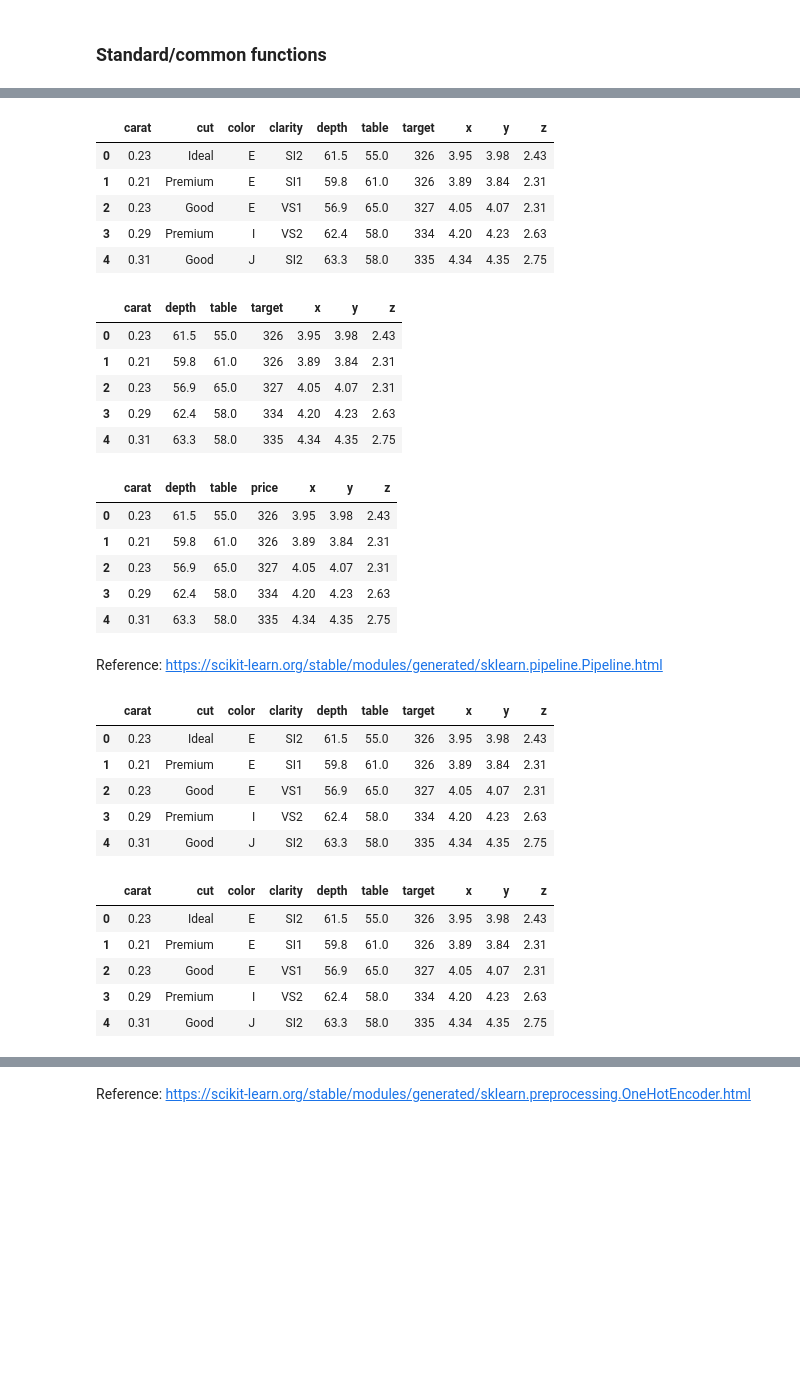
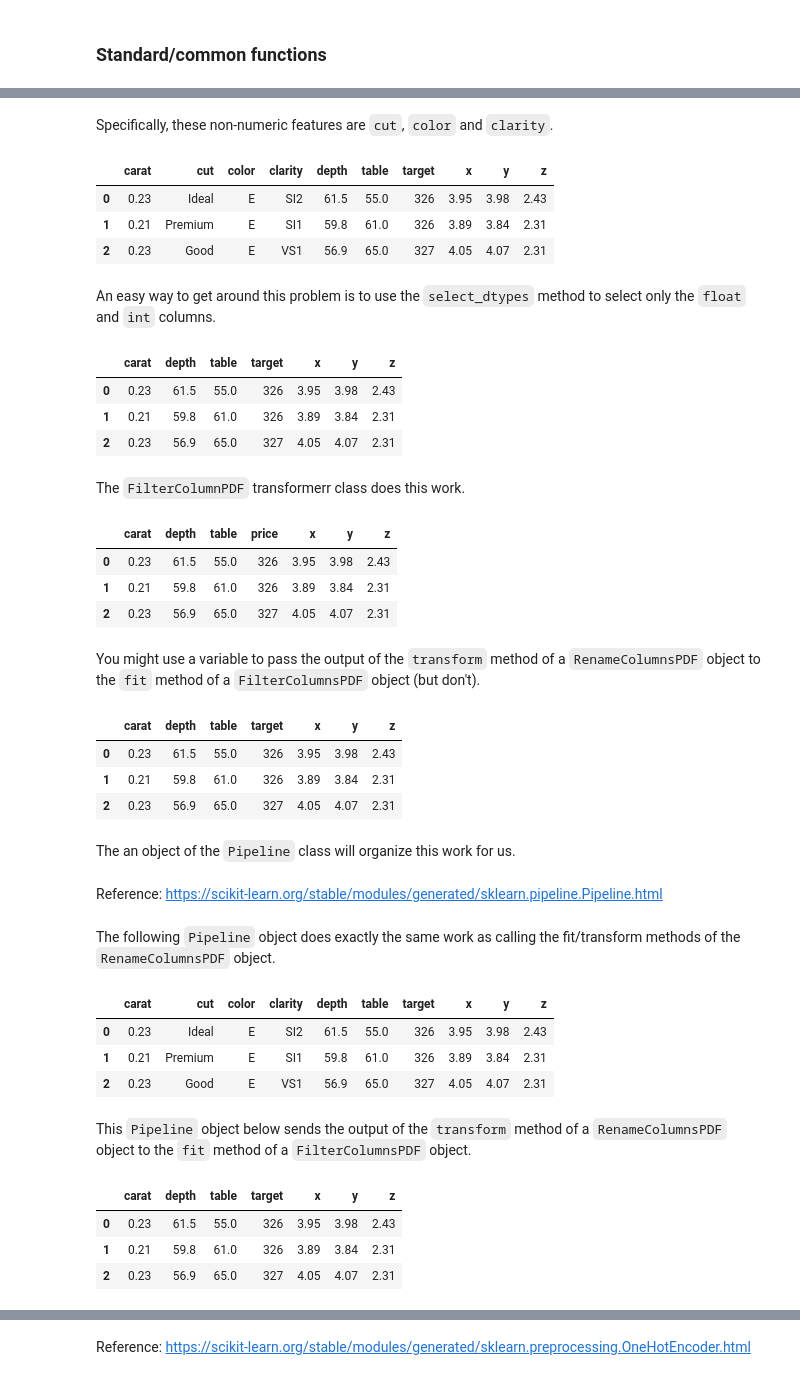
Before and after one commit to data-space/datalab-notebooks, a Jupyter notebook: Python/4. Workflows/1.1 Introduction - diamonds dataset.ipynb, the cells around one changed output, grey strips where cells are left out. Saved outputs shown, nothing was run; the diff lists cells and outputs as text; code cells hidden in the pictures; blank space fills up the shorter version.

```diff
--- a/Python/4. Workflows/1.1 Introduction - diamonds dataset.ipynb
+++ b/Python/4. Workflows/1.1 Introduction - diamonds dataset.ipynb
@@ -216,27 +222,31 @@ Error: ValueError("could not convert string to float: 'Premium'",)
+# %% [markdown]
+Specifically, these non-numeric features are `cut`, `color` and `clarity`.
 # %%
-get_feature_target_pdf(get_initial_pdf(),
-                       RenameColumnsPDF({'price':'target'})
-                      ).head()
+(RenameColumnsPDF(rename_dict={'price':'target'})
+ .fit(get_initial_pdf())
+ .transform(get_initial_pdf())
+ .head(3)
+)
 # %% [output]
 |  | carat | cut | color | clarity | depth | table | target | x | y | z |
 | 0 | 0.23 | Ideal | E | SI2 | 61.5 | 55.0 | 326 | 3.95 | 3.98 | 2.43 |
 | 1 | 0.21 | Premium | E | SI1 | 59.8 | 61.0 | 326 | 3.89 | 3.84 | 2.31 |
 | 2 | 0.23 | Good | E | VS1 | 56.9 | 65.0 | 327 | 4.05 | 4.07 | 2.31 |
-| 3 | 0.29 | Premium | I | VS2 | 62.4 | 58.0 | 334 | 4.20 | 4.23 | 2.63 |
-| 4 | 0.31 | Good | J | SI2 | 63.3 | 58.0 | 335 | 4.34 | 4.35 | 2.75 |
+# %% [markdown]
+An easy way to get around this problem is to use the `select_dtypes` method to select only the `float` and `int` columns.
 # %%
-(get_feature_target_pdf(get_initial_pdf(),
-                       RenameColumnsPDF({'price':'target'})
-                      )
+(RenameColumnsPDF(rename_dict={'price':'target'})
+ .fit(get_initial_pdf())
+ .transform(get_initial_pdf())
  .select_dtypes(include=['float','int'])
- .head()
+ .head(3)
 )
 # %% [output]
 |  | carat | depth | table | target | x | y | z |
 | 0 | 0.23 | 61.5 | 55.0 | 326 | 3.95 | 3.98 | 2.43 |
 | 1 | 0.21 | 59.8 | 61.0 | 326 | 3.89 | 3.84 | 2.31 |
 | 2 | 0.23 | 56.9 | 65.0 | 327 | 4.05 | 4.07 | 2.31 |
-| 3 | 0.29 | 62.4 | 58.0 | 334 | 4.20 | 4.23 | 2.63 |
-| 4 | 0.31 | 63.3 | 58.0 | 335 | 4.34 | 4.35 | 2.75 |
+# %% [markdown]
+The `FilterColumnPDF` transformerr class does this work.
 # %%
 from sklearn.base import BaseEstimator, TransformerMixin
@@ -254,47 +264,66 @@ class FilterColumnsPDF(BaseEstimator, TransformerMixin):
 (FilterColumnsPDF(include_dtype_list=['float','int'])
  .fit(get_initial_pdf())
  .transform(get_initial_pdf())
- .head()
+ .head(3)
 )
 # %% [output]
 |  | carat | depth | table | price | x | y | z |
 | 0 | 0.23 | 61.5 | 55.0 | 326 | 3.95 | 3.98 | 2.43 |
 | 1 | 0.21 | 59.8 | 61.0 | 326 | 3.89 | 3.84 | 2.31 |
 | 2 | 0.23 | 56.9 | 65.0 | 327 | 4.05 | 4.07 | 2.31 |
-| 3 | 0.29 | 62.4 | 58.0 | 334 | 4.20 | 4.23 | 2.63 |
-| 4 | 0.31 | 63.3 | 58.0 | 335 | 4.34 | 4.35 | 2.75 |
+# %% [markdown]
+You might use a variable to pass the output of the `transform` method of a `RenameColumnsPDF` object to the `fit` method of a `FilterColumnsPDF` object (but don't).
+# %%
+renamed_pdf = \
+(RenameColumnsPDF(rename_dict={'price':'target'})
+ .fit(get_initial_pdf())
+ .transform(get_initial_pdf())
+)
+
+(FilterColumnsPDF(include_dtype_list=['float','int'])
+ .fit(renamed_pdf)
+ .transform(renamed_pdf)
+ .head(3)
+)
+# %% [output]
+|  | carat | depth | table | target | x | y | z |
+| 0 | 0.23 | 61.5 | 55.0 | 326 | 3.95 | 3.98 | 2.43 |
+| 1 | 0.21 | 59.8 | 61.0 | 326 | 3.89 | 3.84 | 2.31 |
+| 2 | 0.23 | 56.9 | 65.0 | 327 | 4.05 | 4.07 | 2.31 |
+# %% [markdown]
+The an object of the `Pipeline` class will organize this work for us.
 # %% [markdown]
 Reference: https://scikit-learn.org/stable/modules/generated/sklearn.pipeline.Pipeline.html
 # %%
 from sklearn.pipeline import Pipeline
+# %% [markdown]
+The following `Pipeline` object does exactly the same work as calling the fit/transform methods of the `RenameColumnsPDF` object.
 # %%
 (Pipeline([('ren',RenameColumnsPDF(rename_dict={'price':'target'}))
           ]
          )
  .fit(get_initial_pdf())
  .transform(get_initial_pdf())
- .head()
+ .head(3)
 )
 # %% [output]
 |  | carat | cut | color | clarity | depth | table | target | x | y | z |
 | 0 | 0.23 | Ideal | E | SI2 | 61.5 | 55.0 | 326 | 3.95 | 3.98 | 2.43 |
 | 1 | 0.21 | Premium | E | SI1 | 59.8 | 61.0 | 326 | 3.89 | 3.84 | 2.31 |
 | 2 | 0.23 | Good | E | VS1 | 56.9 | 65.0 | 327 | 4.05 | 4.07 | 2.31 |
-| 3 | 0.29 | Premium | I | VS2 | 62.4 | 58.0 | 334 | 4.20 | 4.23 | 2.63 |
-| 4 | 0.31 | Good | J | SI2 | 63.3 | 58.0 | 335 | 4.34 | 4.35 | 2.75 |
+# %% [markdown]
+This `Pipeline` object below sends the output of the `transform` method of a `RenameColumnsPDF` object to the `fit` method of a `FilterColumnsPDF` object.
 # %%
-(Pipeline([('ren',RenameColumnsPDF(rename_dict={'price':'target'})),
-           ('flt',FilterColumnsPDF())
+(Pipeline([('ren',RenameColumnsPDF(rename_dict       ={'price':'target'})),
+           ('flt',FilterColumnsPDF(include_dtype_list=['int','float']))
           ]
          )
- .fit(get_initial_pdf())
+ .fit      (get_initial_pdf())
  .transform(get_initial_pdf())
- .head()
+ .head(3)
 )
 # %% [output]
-|  | carat | cut | color | clarity | depth | table | target | x | y | z |
-| 0 | 0.23 | Ideal | E | SI2 | 61.5 | 55.0 | 326 | 3.95 | 3.98 | 2.43 |
-| 1 | 0.21 | Premium | E | SI1 | 59.8 | 61.0 | 326 | 3.89 | 3.84 | 2.31 |
-| 2 | 0.23 | Good | E | VS1 | 56.9 | 65.0 | 327 | 4.05 | 4.07 | 2.31 |
-| 3 | 0.29 | Premium | I | VS2 | 62.4 | 58.0 | 334 | 4.20 | 4.23 | 2.63 |
-| 4 | 0.31 | Good | J | SI2 | 63.3 | 58.0 | 335 | 4.34 | 4.35 | 2.75 |
+|  | carat | depth | table | target | x | y | z |
+| 0 | 0.23 | 61.5 | 55.0 | 326 | 3.95 | 3.98 | 2.43 |
+| 1 | 0.21 | 59.8 | 61.0 | 326 | 3.89 | 3.84 | 2.31 |
+| 2 | 0.23 | 56.9 | 65.0 | 327 | 4.05 | 4.07 | 2.31 |
```
Also changed, not shown: parts of 49 cells of this notebook.
